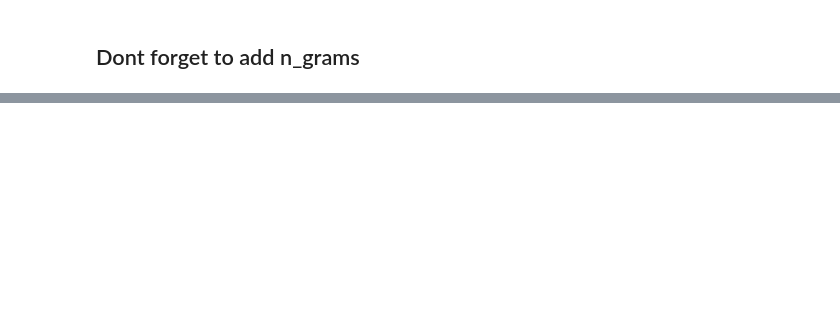
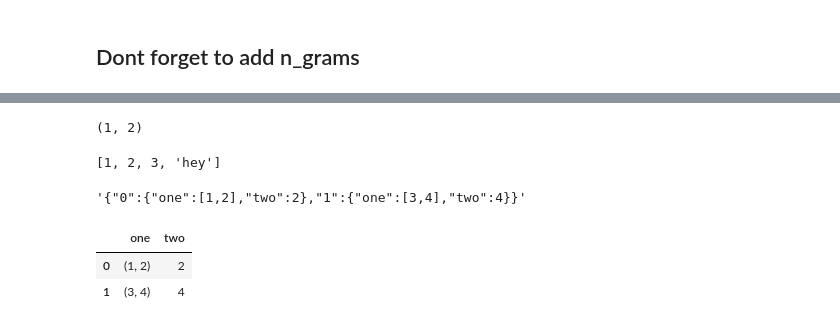
Before and after one commit to JaredJacobsen/capstone_project, a Jupyter notebook: allergen_demo/allergen_ABT_construction.ipynb, the cells around one changed output, grey strips where cells are left out. Drawn from its saved outputs; the diff is of its cells as text; code cells hidden in the pictures; blank space fills up the shorter version.

```diff
--- a/allergen_demo/allergen_ABT_construction.ipynb
+++ b/allergen_demo/allergen_ABT_construction.ipynb
@@ -136,0 +161,21 @@ return [str(fasta.seq) for fasta in fasta_sequences]
+# %%
+d = [[(1,2),2], [(3,4),4]]
+df_testing = pd.DataFrame(data=d, columns=['one', 'two'])
+df_testing['one'][0]
+# %% [output]
+(1, 2)
+# %%
+a = (1,2,3)
+list(a) + ['hey']
+# %% [output]
+[1, 2, 3, 'hey']
+# %%
+df_testing.T.to_json()
+# %% [output]
+'{"0":{"one":[1,2],"two":2},"1":{"one":[3,4],"two":4}}'
+# %%
+df_testing
+# %% [output]
+|  | one | two |
+| 0 | (1, 2) | 2 |
+| 1 | (3, 4) | 4 |
```
Also changed, not shown: parts of 10 cells of this notebook, 7 other files.
